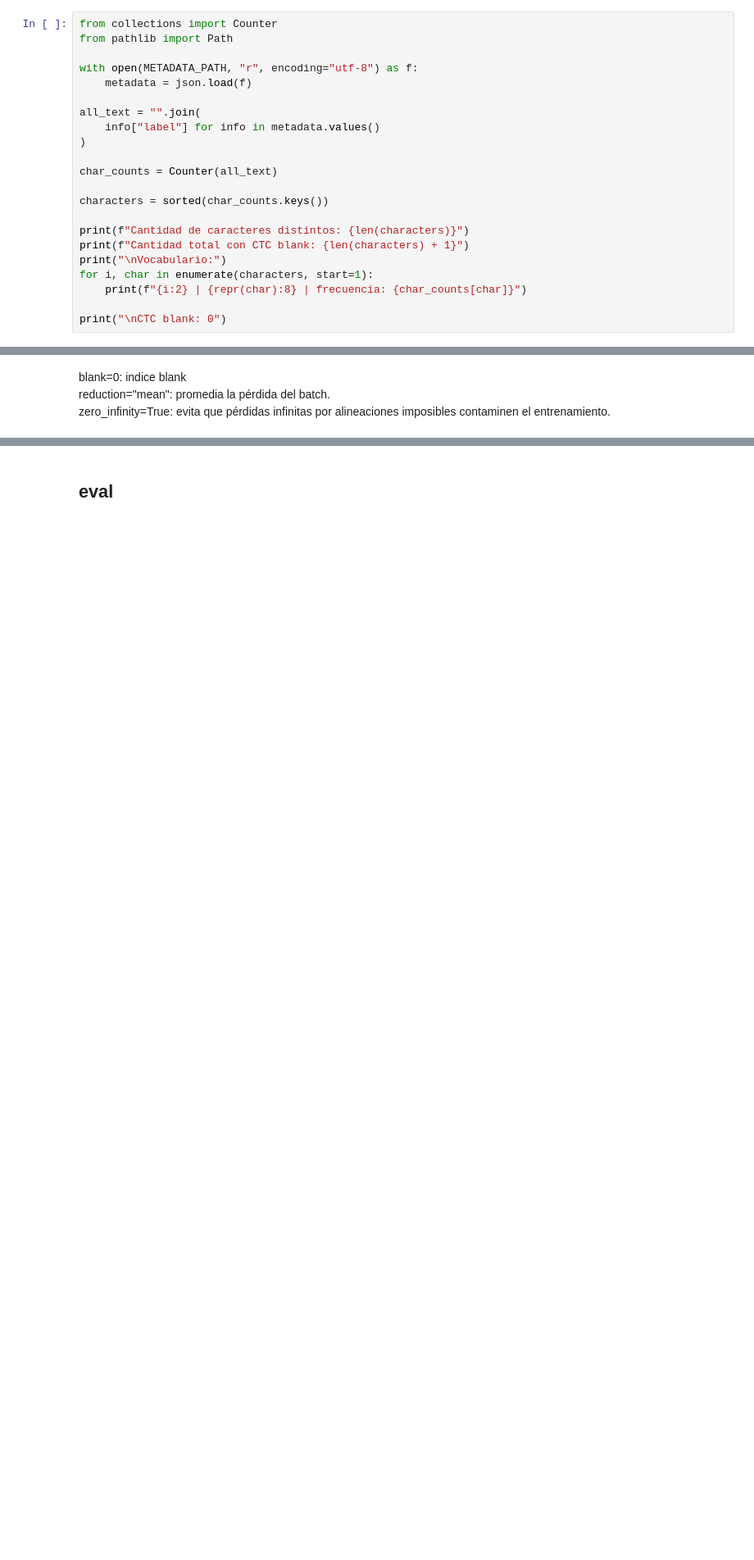
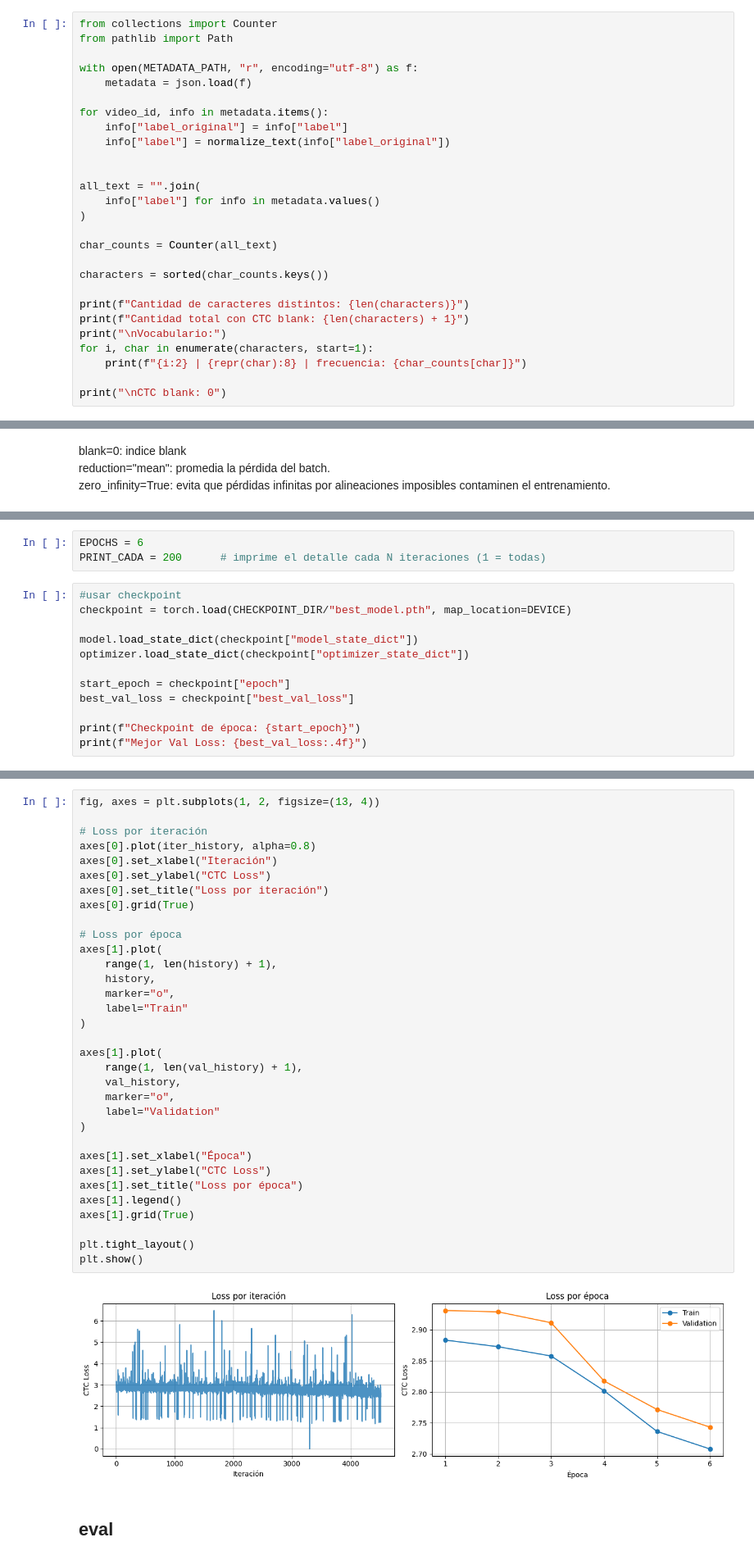
Before and after one commit to angelinagb/lipreader-ar, a Jupyter notebook: Modelo/notebooks/05_model_architecture.ipynb, the cells around one changed output, grey strips where cells are left out. Shown at 82% size. Saved outputs shown, nothing was run; the diff lists cells and outputs as text; blank space fills up the shorter version.

```diff
--- a/Modelo/notebooks/05_model_architecture.ipynb
+++ b/Modelo/notebooks/05_model_architecture.ipynb
@@ -58,6 +103,11 @@ from pathlib import Path
 
 with open(METADATA_PATH, "r", encoding="utf-8") as f:
     metadata = json.load(f)
+
+for video_id, info in metadata.items():
+    info["label_original"] = info["label"]
+    info["label"] = normalize_text(info["label_original"])
+
 
 all_text = "".join(
     info["label"] for info in metadata.values()
@@ -703,0 +890,15 @@ plt.show()
+# %%
+EPOCHS = 6
+PRINT_CADA = 200      # imprime el detalle cada N iteraciones (1 = todas)
+# %%
+#usar checkpoint
+checkpoint = torch.load(CHECKPOINT_DIR/"best_model.pth", map_location=DEVICE)
+
+model.load_state_dict(checkpoint["model_state_dict"])
+optimizer.load_state_dict(checkpoint["optimizer_state_dict"])
+
+start_epoch = checkpoint["epoch"]
+best_val_loss = checkpoint["best_val_loss"]
+
+print(f"Checkpoint de época: {start_epoch}")
+print(f"Mejor Val Loss: {best_val_loss:.4f}")
@@ -704,2 +1251,37 @@ plt.show()
+# %%
+fig, axes = plt.subplots(1, 2, figsize=(13, 4))
+
+# Loss por iteración
+axes[0].plot(iter_history, alpha=0.8)
+axes[0].set_xlabel("Iteración")
+axes[0].set_ylabel("CTC Loss")
+axes[0].set_title("Loss por iteración")
+axes[0].grid(True)
+
+# Loss por época
+axes[1].plot(
+    range(1, len(history) + 1),
+    history,
+    marker="o",
+    label="Train"
+)
+
+axes[1].plot(
+    range(1, len(val_history) + 1),
+    val_history,
+    marker="o",
+    label="Validation"
+)
+
+axes[1].set_xlabel("Época")
+axes[1].set_ylabel("CTC Loss")
+axes[1].set_title("Loss por época")
+axes[1].legend()
+axes[1].grid(True)
+
+plt.tight_layout()
+plt.show()
+# %% [output]
+[figure, added]
 # %% [markdown]
 ## eval
```
Also changed, not shown: parts of 45 cells of this notebook, 14 other files.
